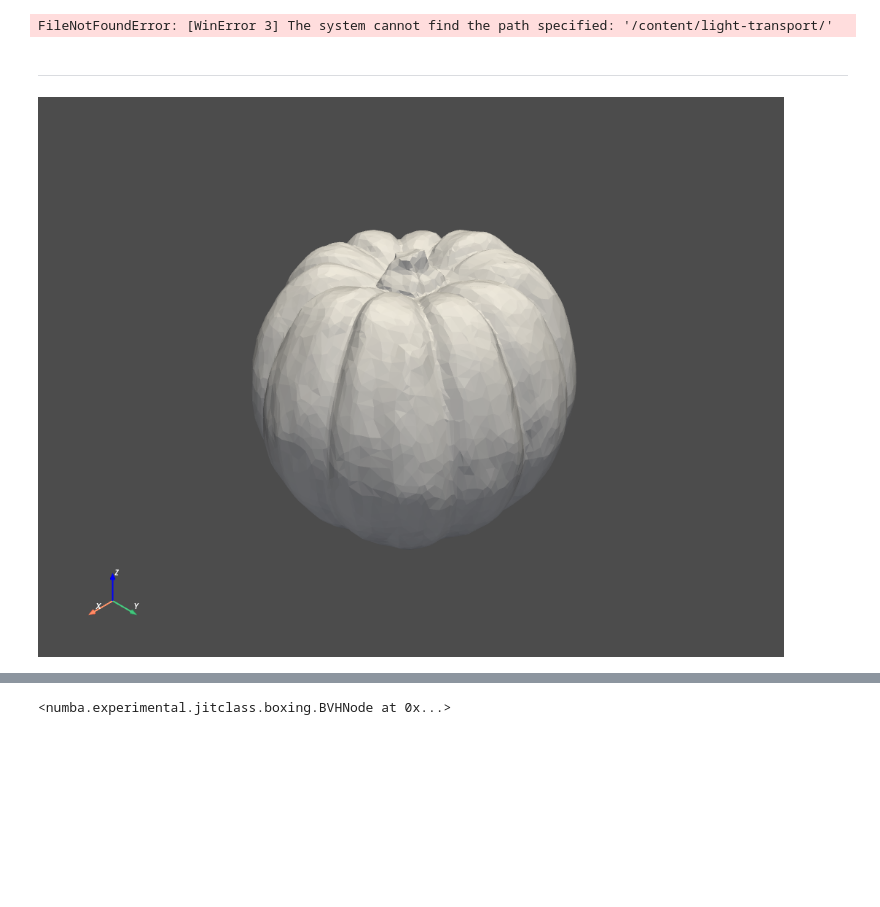
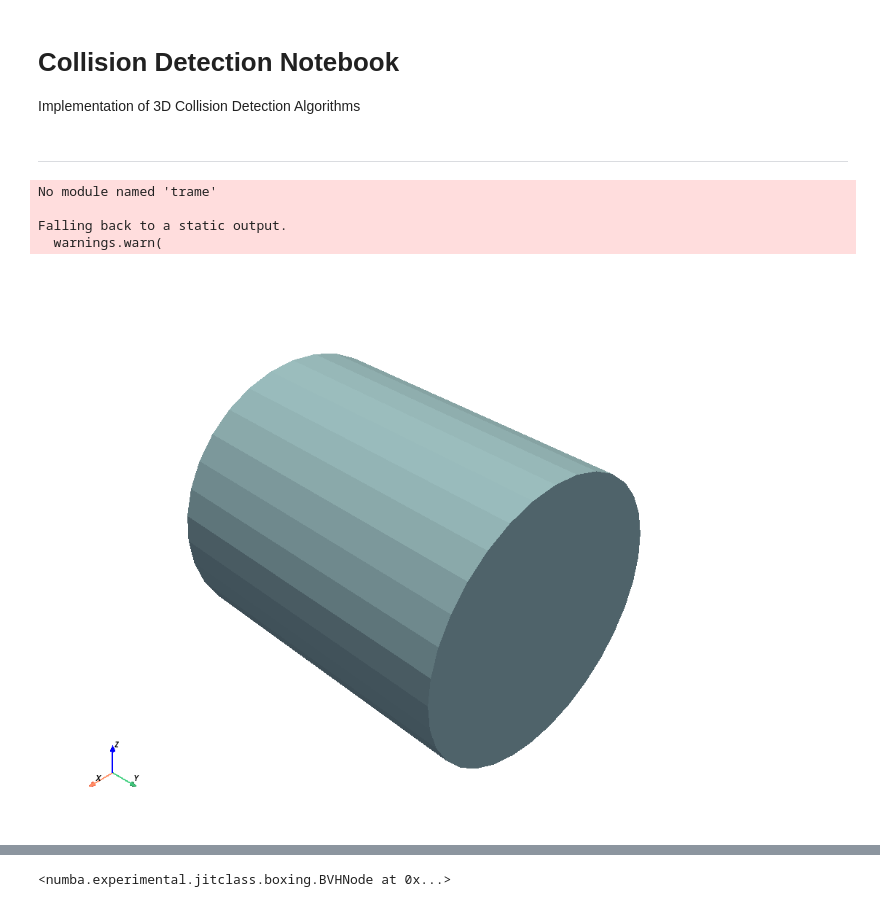
Before and after one commit to dipanjan92/Primitive-Intersection, a Jupyter notebook: Test.ipynb, the cells around one changed output, grey strips where cells are left out. Drawn from its saved outputs; the diff is of its cells as text; code cells hidden in the pictures; blank space fills up the shorter version.

```diff
--- a/Test.ipynb
+++ b/Test.ipynb
@@ -40,10 +1,6 @@ Requirement already satisfied: idna>=2.0 in c:\users\dipanjan\anaconda3\envs\dse
-# %%
-# 5. Switch to project directory
-import os
-os.chdir('/content/light-transport/')
-os.getcwd()
-# %% [output]
-FileNotFoundError: [WinError 3] The system cannot find the path specified: '/content/light-transport/'
+# %% [markdown]
+# Collision Detection Notebook
+Implementation of 3D Collision Detection Algorithms
 # %% [markdown]
 ********************************************************************************************
 # %%
@@ -62,11 +19,15 @@ from scenes.render import render_scene
 from utils.misc import get_floor
 # %%
 #load object
-path = Path("objects/pumpkin.obj").resolve()
+path = Path("objects/cylinder.obj").resolve()
 mesh = pv.read(path)
 mesh.plot()
 # %% [output]
+No module named 'trame'
+
+Falling back to a static output.
+  warnings.warn(
-[figure, old version]
+[figure, new version]
 # %%
 mesh = mesh.triangulate()
 points = np.ascontiguousarray(mesh.points)
```
Also changed, not shown: parts of 18 cells of this notebook, 11 other files.
